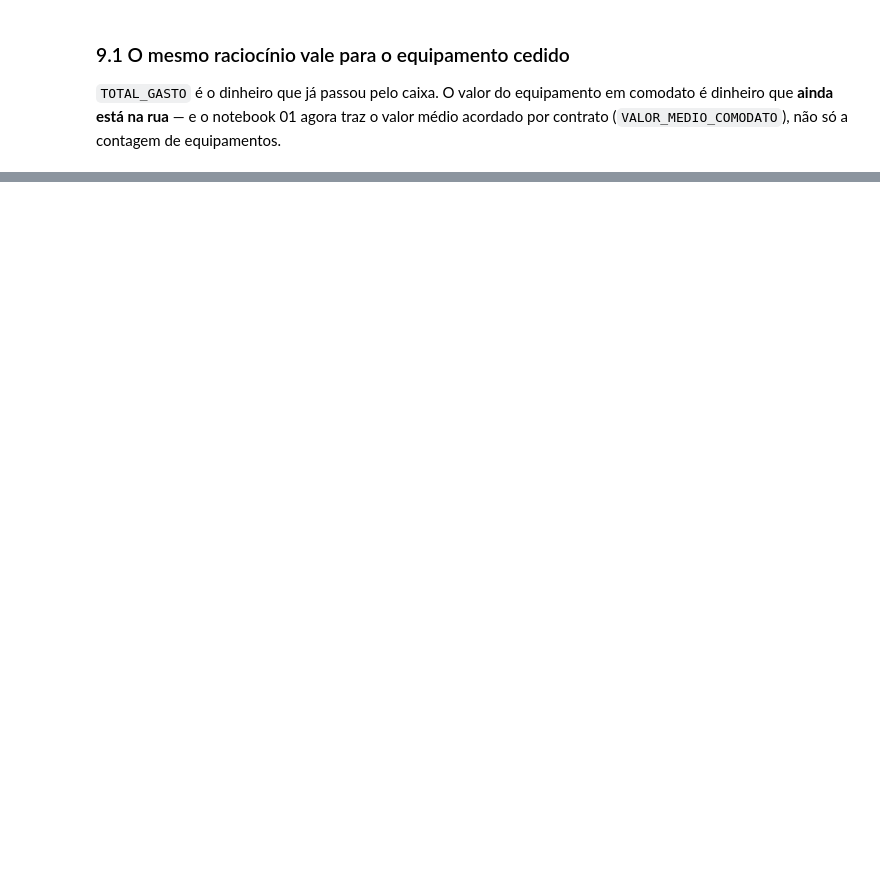
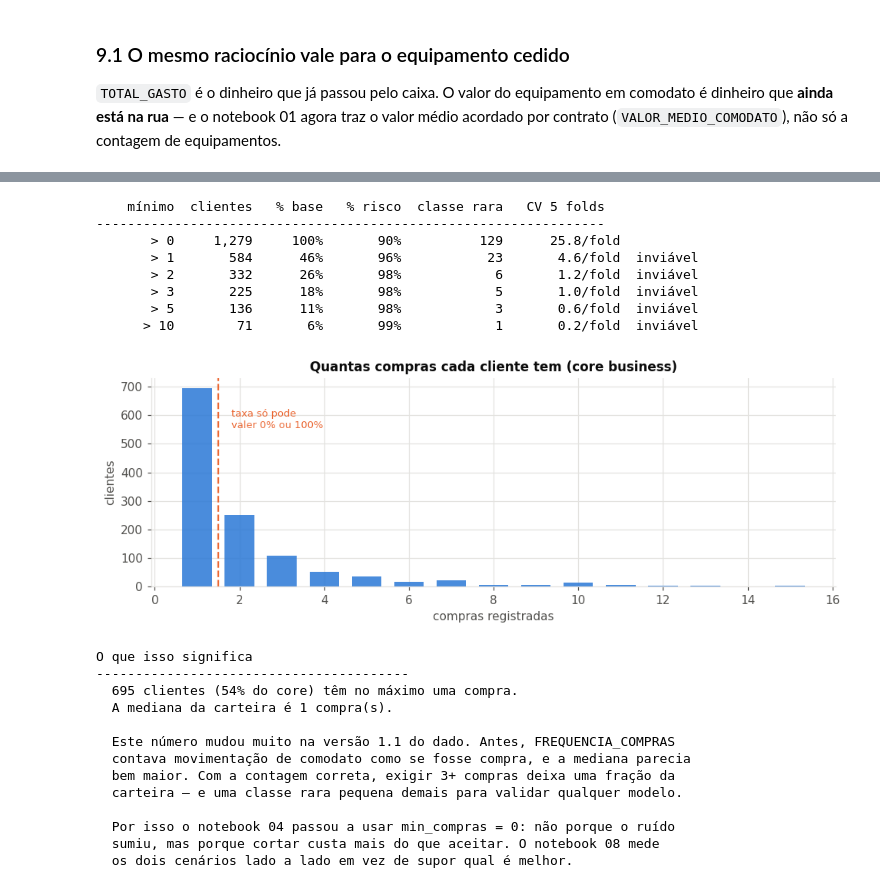
Before and after one commit to Brunofsaraujo/CDN_ProjetoIntegrador6, a Jupyter notebook: Desenvolvimento/notebooks/Chopp_Risco_03_EDA_v1.0.ipynb, the cells around one changed output, grey strips where cells are left out. Drawn from its saved outputs; the diff is of its cells as text; code cells hidden in the pictures; blank space fills up the shorter version.

```diff
--- a/Desenvolvimento/notebooks/Chopp_Risco_03_EDA_v1.0.ipynb
+++ b/Desenvolvimento/notebooks/Chopp_Risco_03_EDA_v1.0.ipynb
@@ -718,0 +1008,68 @@ leitura("O que isso significa", [
+# %%
+core = dados[dados["CORE_BUSINESS"] == 1]
+
+print(f"{'mínimo':>10}{'clientes':>10}{'% base':>9}{'% risco':>10}{'classe rara':>13}{'CV 5 folds':>13}")
+print("-" * 65)
+for minimo in [0, 1, 2, 3, 5, 10]:
+    sub = core[core["FREQUENCIA_COMPRAS"] > minimo]
+    if sub.empty:
+        continue
+    alvo = ((sub["TAXA_ATRASO_PAGAMENTO"] > LIMITE_RISCO)
+            | (sub["TAXA_ATRASO_COMODATO"] > LIMITE_RISCO)).astype(int)
+    rara = min(int(alvo.sum()), int((alvo == 0).sum()))
+    por_fold = rara / 5
+    aviso = "  inviável" if por_fold < 5 else ""
+    print(f"{'> ' + str(minimo):>10}{len(sub):>10,}{len(sub) / len(core) * 100:>8.0f}%"
+          f"{alvo.mean() * 100:>9.0f}%{rara:>13,}{por_fold:>10.1f}/fold{aviso}")
+
+distribuicao = core["FREQUENCIA_COMPRAS"].value_counts().sort_index()
+uma_compra = int((core["FREQUENCIA_COMPRAS"] <= 1).sum())
+
+fig, ax = plt.subplots(figsize=(9, 3.4))
+corte = distribuicao[distribuicao.index <= 15]
+ax.bar(corte.index, corte.values, color=COR_FINANCEIRO, alpha=0.85, width=0.7)
+ax.set_xlabel("compras registradas")
+ax.set_ylabel("clientes")
+ax.set_title("Quantas compras cada cliente tem (core business)", fontsize=11, fontweight="bold")
+ax.axvline(1.5, color=COR_COMODATO, linestyle="--", linewidth=1.5)
+ax.text(1.8, corte.max() * 0.8, "taxa só pode\nvaler 0% ou 100%",
+        fontsize=8.5, color=COR_COMODATO)
+plt.tight_layout()
+plt.show()
+
+leitura("O que isso significa", [
+    f"{uma_compra:,} clientes ({uma_compra / len(core) * 100:.0f}% do core) têm no máximo uma compra.",
+    f"A mediana da carteira é {core['FREQUENCIA_COMPRAS'].median():.0f} compra(s).",
+    "",
+    "Este número mudou muito na versão 1.1 do dado. Antes, FREQUENCIA_COMPRAS",
+    "contava movimentação de comodato como se fosse compra, e a mediana parecia",
+    "bem maior. Com a contagem correta, exigir 3+ compras deixa uma fração da",
+    "carteira — e uma classe rara pequena demais para validar qualquer modelo.",
+    "",
+    "Por isso o notebook 04 passou a usar min_compras = 0: não porque o ruído",
+    "sumiu, mas porque cortar custa mais do que aceitar. O notebook 08 mede",
+    "os dois cenários lado a lado em vez de supor qual é melhor.",
+])
+# %% [output]
+    mínimo  clientes   % base   % risco  classe rara   CV 5 folds
+-----------------------------------------------------------------
+       > 0     1,279     100%       90%          129      25.8/fold
+       > 1       584      46%       96%           23       4.6/fold  inviável
+       > 2       332      26%       98%            6       1.2/fold  inviável
+       > 3       225      18%       98%            5       1.0/fold  inviável
+       > 5       136      11%       98%            3       0.6/fold  inviável
+      > 10        71       6%       99%            1       0.2/fold  inviável
+[figure, added]
+O que isso significa
+----------------------------------------
+  695 clientes (54% do core) têm no máximo uma compra.
+  A mediana da carteira é 1 compra(s).
+
+  Este número mudou muito na versão 1.1 do dado. Antes, FREQUENCIA_COMPRAS
+  contava movimentação de comodato como se fosse compra, e a mediana parecia
+  bem maior. Com a contagem correta, exigir 3+ compras deixa uma fração da
+  carteira — e uma classe rara pequena demais para validar qualquer modelo.
+
+  Por isso o notebook 04 passou a usar min_compras = 0: não porque o ruído
+  sumiu, mas porque cortar custa mais do que aceitar. O notebook 08 mede
+  os dois cenários lado a lado em vez de supor qual é melhor.
```
Also changed, not shown: parts of 25 cells of this notebook, 10 other files.
